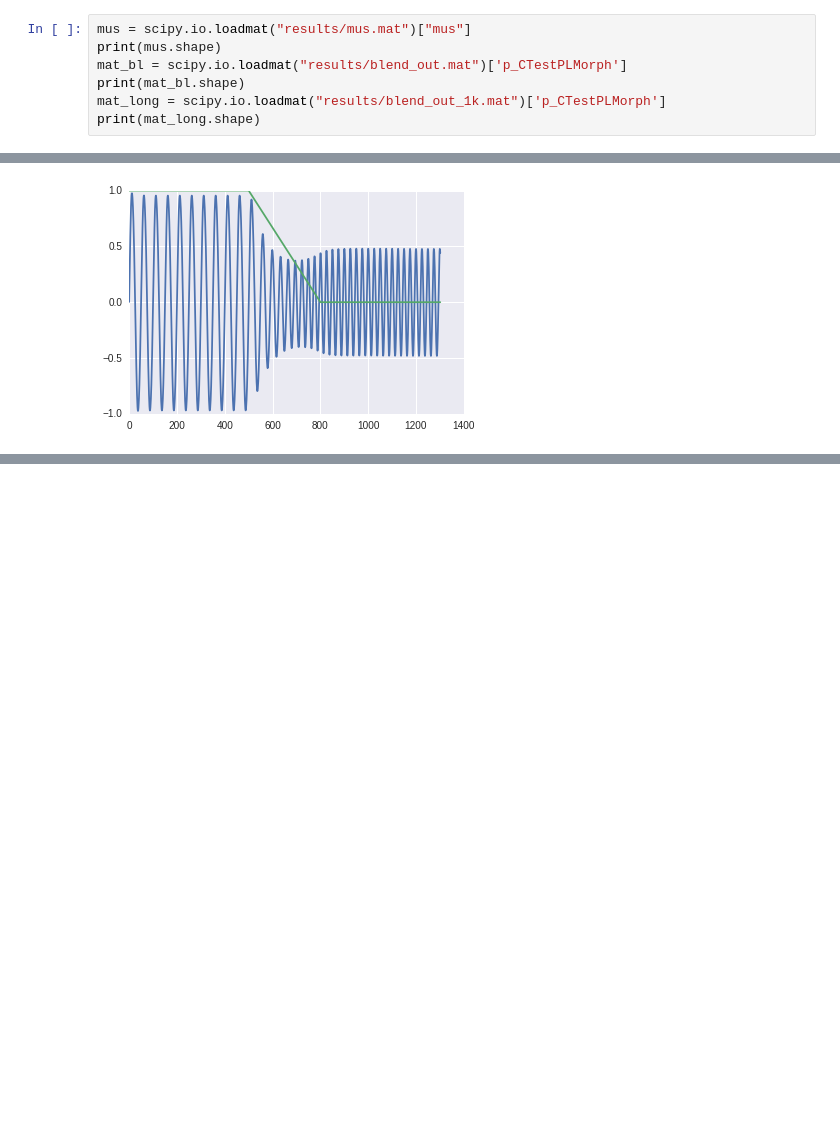
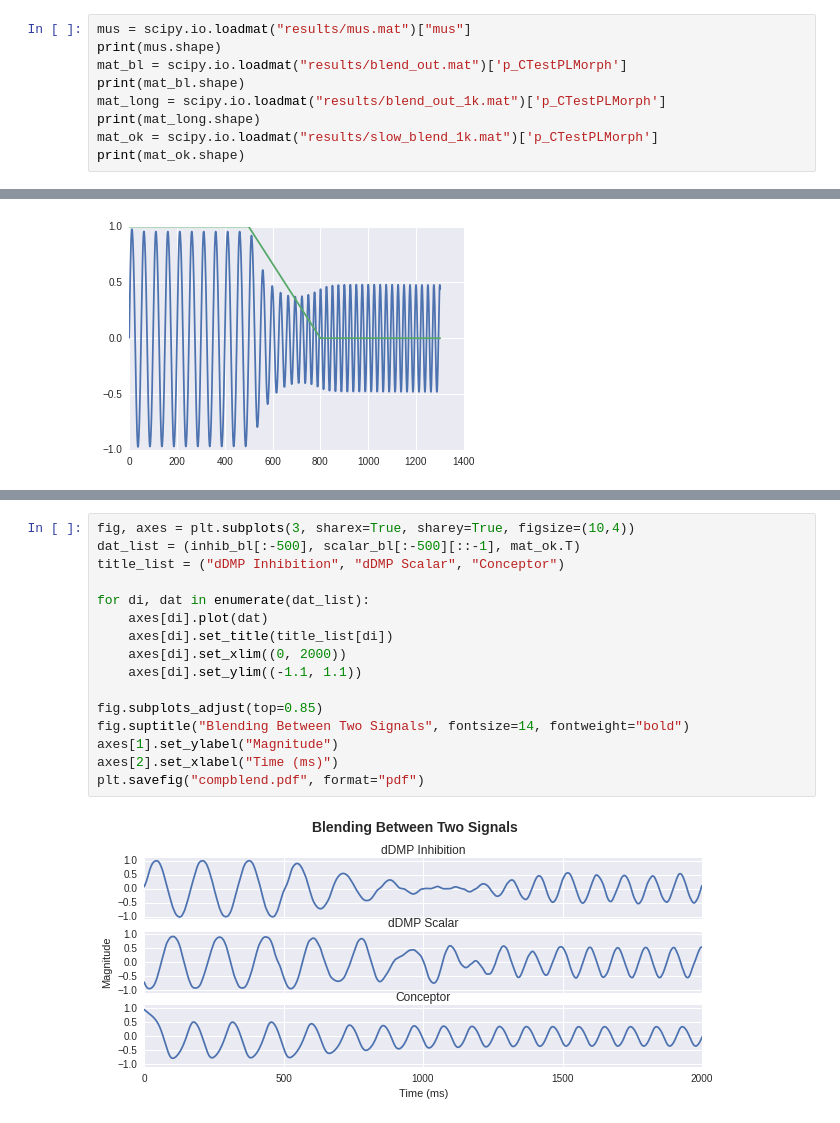
Before and after one commit to Seanny123/nef-conceptors, a Jupyter notebook: blend_analysis.ipynb, the cells around one changed output, grey strips where cells are left out. Saved outputs shown, nothing was run; the diff lists cells and outputs as text; blank space fills up the shorter version.

```diff
--- a/blend_analysis.ipynb
+++ b/blend_analysis.ipynb
@@ -16,5 +16,7 @@ mat_bl = scipy.io.loadmat("results/blend_out.mat")['p_CTestPLMorph']
 print(mat_bl.shape)
 mat_long = scipy.io.loadmat("results/blend_out_1k.mat")['p_CTestPLMorph']
 print(mat_long.shape)
+mat_ok = scipy.io.loadmat("results/slow_blend_1k.mat")['p_CTestPLMorph']
+print(mat_ok.shape)
 # %% [output]
 (1, 1302)
@@ -49,0 +50,18 @@ plt.plot(scalar_bl[::-1])
+# %%
+fig, axes = plt.subplots(3, sharex=True, sharey=True, figsize=(10,4))
+dat_list = (inhib_bl[:-500], scalar_bl[:-500][::-1], mat_ok.T)
+title_list = ("dDMP Inhibition", "dDMP Scalar", "Conceptor")
+
+for di, dat in enumerate(dat_list):
+    axes[di].plot(dat)
+    axes[di].set_title(title_list[di])
+    axes[di].set_xlim((0, 2000))
+    axes[di].set_ylim((-1.1, 1.1))
+
+fig.subplots_adjust(top=0.85)
+fig.suptitle("Blending Between Two Signals", fontsize=14, fontweight="bold")
+axes[1].set_ylabel("Magnitude")
+axes[2].set_xlabel("Time (ms)")
+plt.savefig("compblend.pdf", format="pdf")
+# %% [output]
+[figure, added]
```
Also changed, not shown: parts of 6 cells of this notebook, 1 other file.
